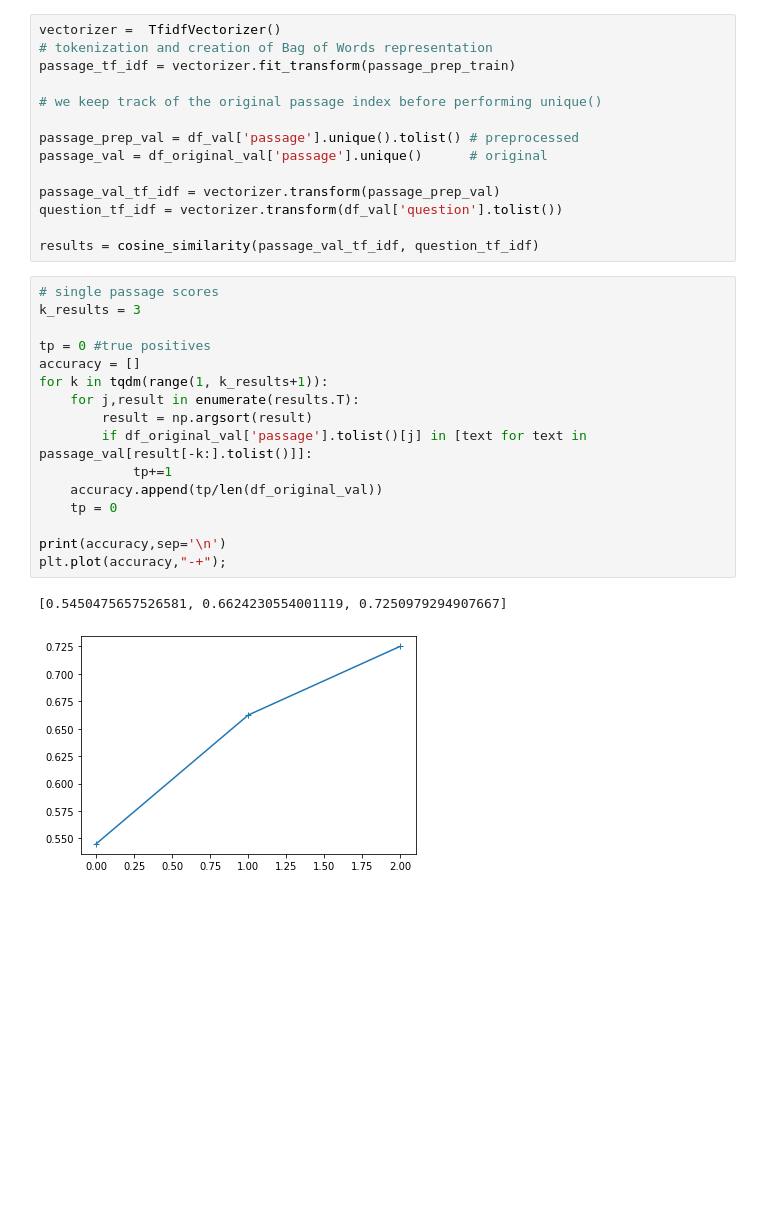
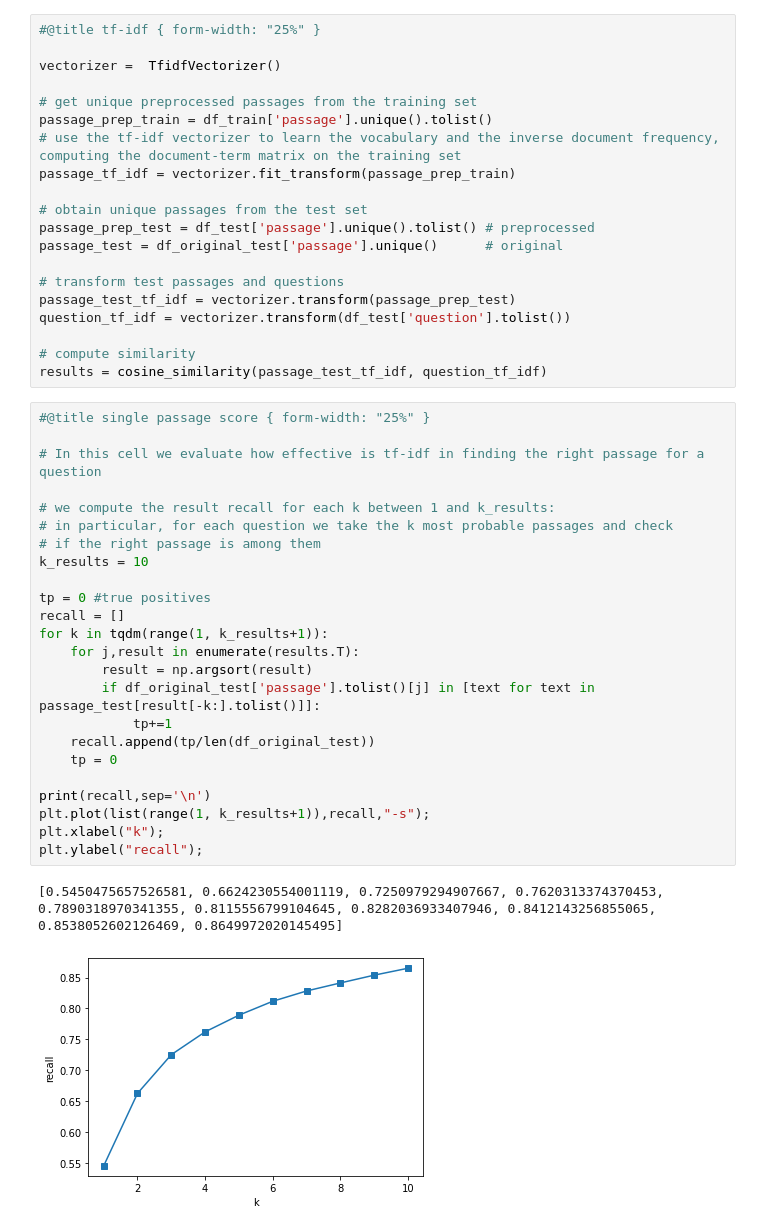
Before and after one commit to the-SQuAD-squad/IR, a Jupyter notebook: IR.ipynb, the cells around one changed output. Cells and saved outputs as stored; diff of their text form; blank space fills up the shorter version.

Commit message:
merged from tfidf

```diff
--- a/IR.ipynb
+++ b/IR.ipynb
@@ -216,34 +168,48 @@ passage_train = df_original_train['passage'].unique().tolist()
-# %%
-vectorizer =  TfidfVectorizer()
-# tokenization and creation of Bag of Words representation
-passage_tf_idf = vectorizer.fit_transform(passage_prep_train)
-
-# we keep track of the original passage index before performing unique()
-
-passage_prep_val = df_val['passage'].unique().tolist() # preprocessed
-passage_val = df_original_val['passage'].unique()      # original
-
-passage_val_tf_idf = vectorizer.transform(passage_prep_val)
-question_tf_idf = vectorizer.transform(df_val['question'].tolist())
-
-results = cosine_similarity(passage_val_tf_idf, question_tf_idf)
+# %%
+#@title tf-idf { form-width: "25%" }
+
+vectorizer =  TfidfVectorizer()
+
+# get unique preprocessed passages from the training set
+passage_prep_train = df_train['passage'].unique().tolist()
+# use the tf-idf vectorizer to learn the vocabulary and the inverse document frequency, computing the document-term matrix on the training set
+passage_tf_idf = vectorizer.fit_transform(passage_prep_train)
+
+# obtain unique passages from the test set
+passage_prep_test = df_test['passage'].unique().tolist() # preprocessed
+passage_test = df_original_test['passage'].unique()      # original
+
+# transform test passages and questions
+passage_test_tf_idf = vectorizer.transform(passage_prep_test)
+question_tf_idf = vectorizer.transform(df_test['question'].tolist())
+
+# compute similarity
+results = cosine_similarity(passage_test_tf_idf, question_tf_idf)
 # %%
-# single passage scores
-k_results = 3
+#@title single passage score { form-width: "25%" }
+
+# In this cell we evaluate how effective is tf-idf in finding the right passage for a question
+
+# we compute the result recall for each k between 1 and k_results:
+# in particular, for each question we take the k most probable passages and check
+# if the right passage is among them
+k_results = 10
 
 tp = 0 #true positives
-accuracy = []
+recall = []
 for k in tqdm(range(1, k_results+1)):
     for j,result in enumerate(results.T):
         result = np.argsort(result)
-        if df_original_val['passage'].tolist()[j] in [text for text in passage_val[result[-k:].tolist()]]:
+        if df_original_test['passage'].tolist()[j] in [text for text in passage_test[result[-k:].tolist()]]:
             tp+=1
-    accuracy.append(tp/len(df_original_val))
+    recall.append(tp/len(df_original_test))
     tp = 0
 
-print(accuracy,sep='\n')
-plt.plot(accuracy,"-+");
+print(recall,sep='\n')
+plt.plot(list(range(1, k_results+1)),recall,"-s");
+plt.xlabel("k");
+plt.ylabel("recall");
 # %% [output]
-[0.5450475657526581, 0.6624230554001119, 0.7250979294907667]
+[0.5450475657526581, 0.6624230554001119, 0.7250979294907667, 0.7620313374370453, 0.7890318970341355, 0.8115556799104645, 0.8282036933407946, 0.8412143256855065, 0.8538052602126469, 0.8649972020145495]
-[figure, old version]
+[figure, new version]
 # %%
```
Also changed, not shown: parts of 17 cells of this notebook.
